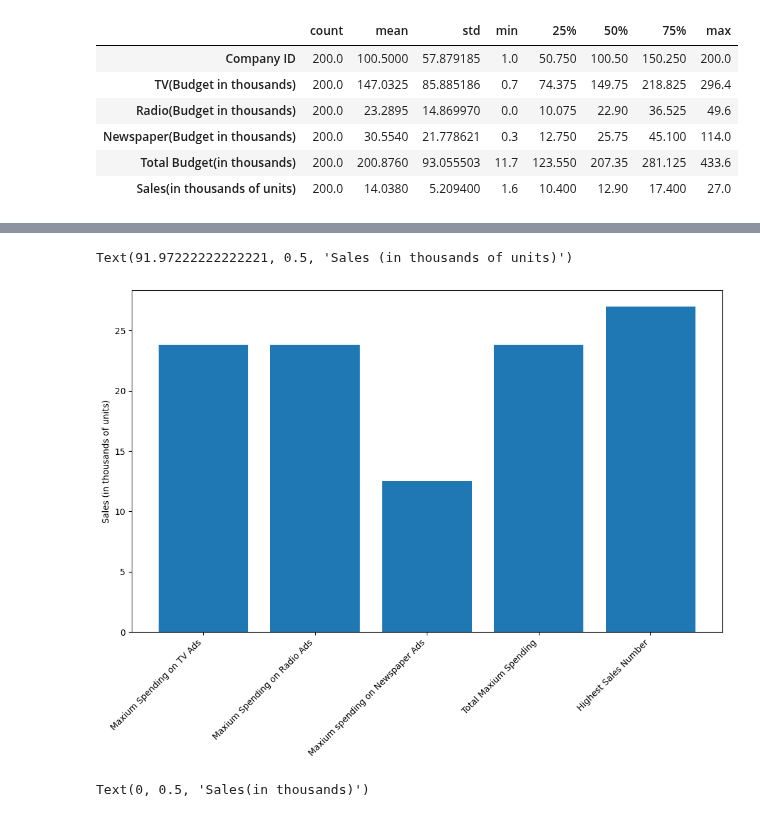
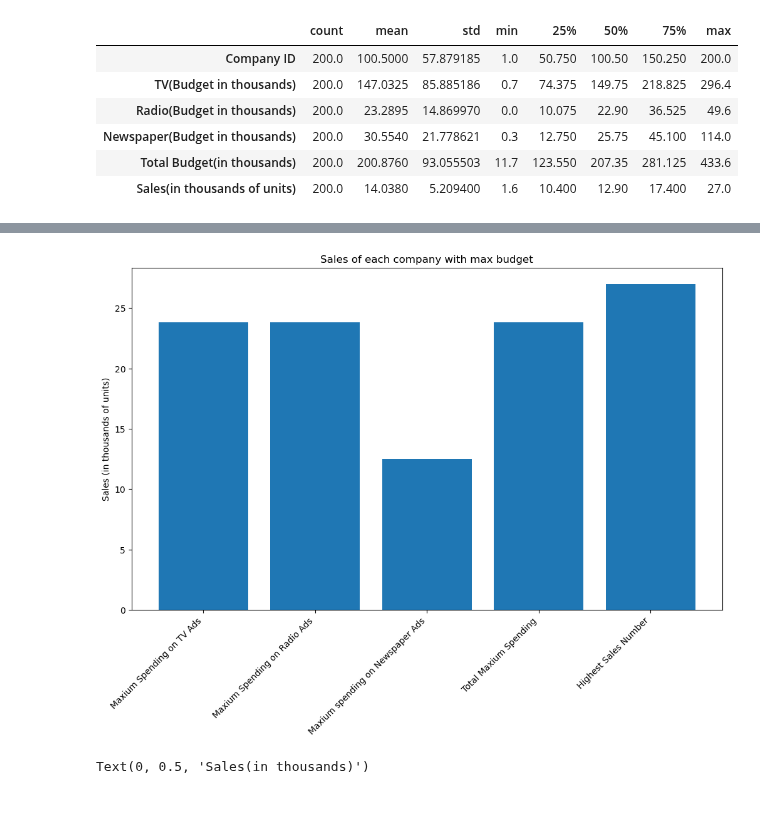
Before and after one commit to ricsalazar810/project-one, a Jupyter notebook: main.ipynb, the cells around one changed output, grey strips where cells are left out. Drawn from its saved outputs; the diff is of its cells as text; code cells hidden in the pictures.

```diff
--- a/main.ipynb
+++ b/main.ipynb
@@ -107,13 +107,14 @@ x = pd.DataFrame(max_df.loc['Sales(in thousands of units)',:])
 # %%
 #Create a bar graph to display max spending
 plt.figure(figsize=(10, 6))
 plt.bar(x.index, x['Sales(in thousands of units)'])
 plt.tight_layout()
 plt.xticks(rotation=45, ha='right')
 plt.ylabel('Sales (in thousands of units)')
+plt.title('Sales of each company with max budget')
+plt.show()
 # %% [output]
-Text(91.97222222222221, 0.5, 'Sales (in thousands of units)')
-[figure, old version]
+[figure, new version]
 # %%
 #Create variables for scatterplots
 tv = ad_data['TV']
```
